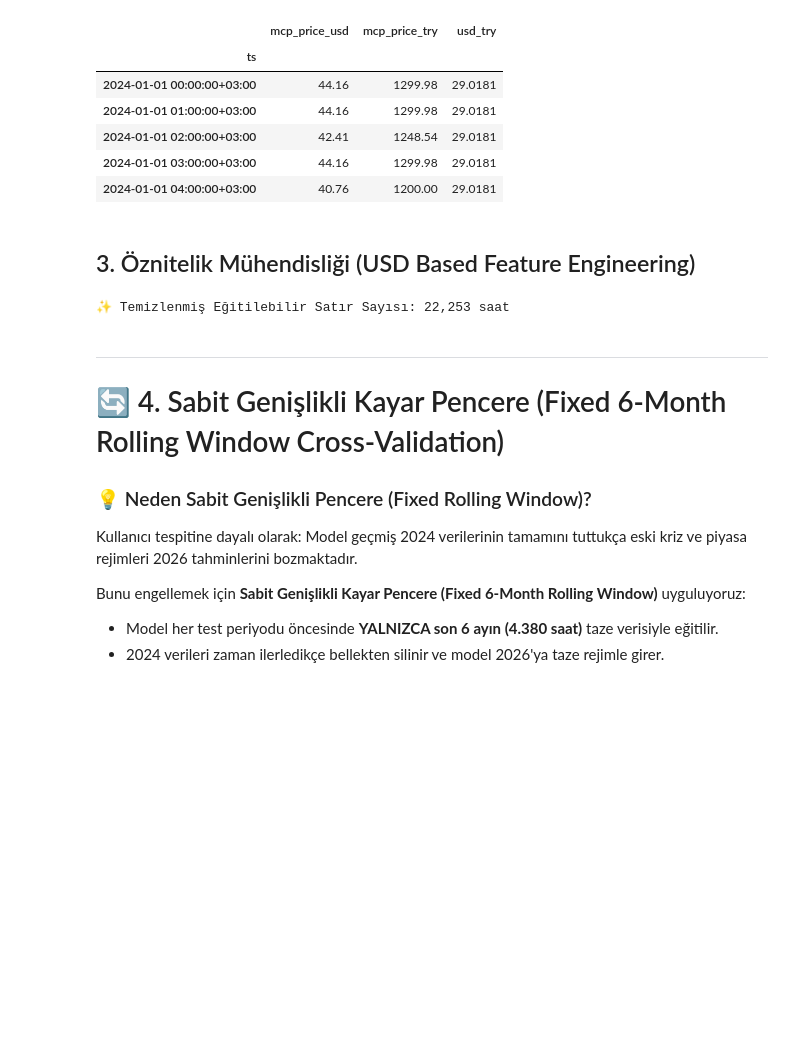
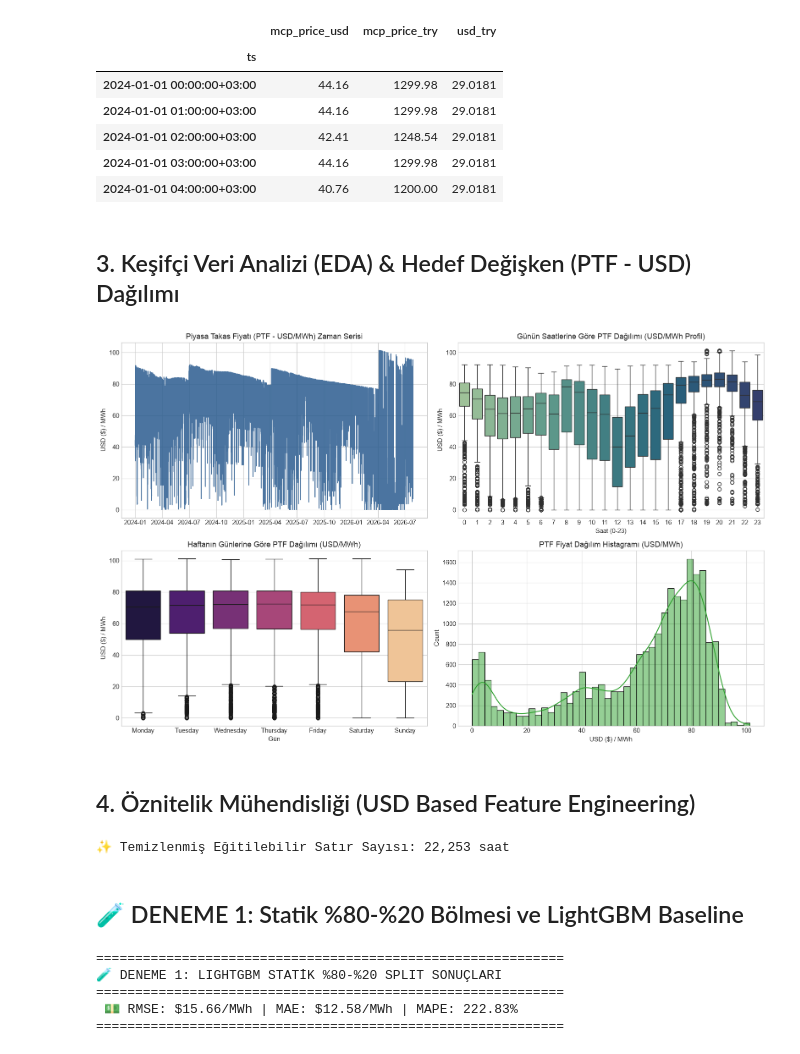
Before and after one commit to beratkrts/electricity_price_forecasting, a Jupyter notebook: eda/01_eda_and_feature_engineering.ipynb, the cells around one changed output. Cells and saved outputs as stored; diff of their text form; code cells hidden in the pictures; blank space fills up the shorter version.

Commit message:
feat: preserve ALL experimental steps and iterations (Deneme 1-4) in notebook

```diff
--- a/eda/01_eda_and_feature_engineering.ipynb
+++ b/eda/01_eda_and_feature_engineering.ipynb
@@ -95,8 +96,36 @@ df_raw[['mcp_price_usd', 'mcp_price_try', 'usd_try']].head()
 | 2024-01-01 02:00:00+03:00 | 42.41 | 1248.54 | 29.0181 |
 | 2024-01-01 03:00:00+03:00 | 44.16 | 1299.98 | 29.0181 |
 | 2024-01-01 04:00:00+03:00 | 40.76 | 1200.00 | 29.0181 |
+# %% [markdown]
+## 3. Keşifçi Veri Analizi (EDA) & Hedef Değişken (PTF - USD) Dağılımı
+# %%
+fig, axes = plt.subplots(2, 2, figsize=(16, 10))
+
+axes[0, 0].plot(df_raw.index, df_raw['mcp_price_usd'], color='#2b5c8f', alpha=0.85, linewidth=1.2)
+axes[0, 0].set_title('Piyasa Takas Fiyatı (PTF - USD/MWh) Zaman Serisi')
+axes[0, 0].set_ylabel('USD ($) / MWh')
+
+sns.boxplot(data=df_raw.assign(hour=df_raw.index.hour), x='hour', y='mcp_price_usd', ax=axes[0, 1], palette='crest')
+axes[0, 1].set_title('Günün Saatlerine Göre PTF Dağılımı (USD/MWh Profil)')
+axes[0, 1].set_xlabel('Saat (0-23)')
+axes[0, 1].set_ylabel('USD ($) / MWh')
+
+sns.boxplot(data=df_raw.assign(dayofweek=df_raw.index.day_name()), x='dayofweek', y='mcp_price_usd',
+            order=['Monday', 'Tuesday', 'Wednesday', 'Thursday', 'Friday', 'Saturday', 'Sunday'], ax=axes[1, 0], palette='magma')
+axes[1, 0].set_title('Haftanın Günlerine Göre PTF Dağılımı (USD/MWh)')
+axes[1, 0].set_xlabel('Gün')
+axes[1, 0].set_ylabel('USD ($) / MWh')
+
+sns.histplot(df_raw['mcp_price_usd'].dropna(), kde=True, ax=axes[1, 1], color='#2ca02c')
+axes[1, 1].set_title('PTF Fiyat Dağılım Histagramı (USD/MWh)')
+axes[1, 1].set_xlabel('USD ($) / MWh')
+
+plt.tight_layout()
+plt.show()
+# %% [output]
+[figure, added]
 # %% [markdown]
-## 3. Öznitelik Mühendisliği (USD Based Feature Engineering)
+## 4. Öznitelik Mühendisliği (USD Based Feature Engineering)
 # %%
 df_feat = df_raw.copy()
 
@@ -125,14 +154,41 @@ df_model = df_feat.dropna().copy()
 print(f"✨ Temizlenmiş Eğitilebilir Satır Sayısı: {len(df_model):,} saat")
 # %% [output]
 ✨ Temizlenmiş Eğitilebilir Satır Sayısı: 22,253 saat
-# %% [markdown]
----
-
-# 🔄 4. Sabit Genişlikli Kayar Pencere (Fixed 6-Month Rolling Window Cross-Validation)
-
-### 💡 Neden Sabit Genişlikli Pencere (Fixed Rolling Window)?
-Kullanıcı tespitine dayalı olarak: Model geçmiş 2024 verilerinin tamamını tuttukça eski kriz ve piyasa rejimleri 2026 tahminlerini bozmaktadır.
-
-Bunu engellemek için **Sabit Genişlikli Kayar Pencere (Fixed 6-Month Rolling Window)** uyguluyoruz:
-- Model her test periyodu öncesinde **YALNIZCA son 6 ayın (4.380 saat)** taze verisiyle eğitilir.
-- 2024 verileri zaman ilerledikçe bellekten silinir ve model 2026'ya taze rejimle girer.
+# %% [markdown]
+## 🧪 DENEME 1: Statik %80-%20 Bölmesi ve LightGBM Baseline
+# %%
+import lightgbm as lgb
+
+target_col = 'mcp_price_usd'
+feature_cols = [c for c in df_model.columns if c not in [target_col, 'mcp_price_try', 'smp_price_try']]
+
+def calculate_safe_mape(y_true, y_pred):
+    safe_denom = np.maximum(y_true, 1.0)
+    return np.mean(np.abs((y_true - y_pred) / safe_denom)) * 100
+
+split_idx = int(len(df_model) * 0.80)
+train_df = df_model.iloc[:split_idx]
+val_df = df_model.iloc[split_idx:]
+
+X_train, y_train = train_df[feature_cols], train_df[target_col]
+X_val, y_val = val_df[feature_cols], val_df[target_col]
+
+model_lgb_base = lgb.LGBMRegressor(n_estimators=500, learning_rate=0.03, num_leaves=31, random_state=42, verbose=-1)
+model_lgb_base.fit(X_train, y_train, eval_set=[(X_train, y_train), (X_val, y_val)], callbacks=[lgb.early_stopping(50, verbose=False)])
+
+val_preds = model_lgb_base.predict(X_val)
+rmse_lgb = np.sqrt(mean_squared_error(y_val, val_preds))
+mae_lgb = mean_absolute_error(y_val, val_preds)
+mape_lgb = calculate_safe_mape(y_val, val_preds)
+
+print("=" * 60)
+print("🧪 DENEME 1: LIGHTGBM STATİK %80-%20 SPLIT SONUÇLARI")
+print("=" * 60)
+print(f" 💵 RMSE: ${rmse_lgb:.2f}/MWh | MAE: ${mae_lgb:.2f}/MWh | MAPE: {mape_lgb:.2f}%")
+print("=" * 60)
+# %% [output]
+============================================================
+🧪 DENEME 1: LIGHTGBM STATİK %80-%20 SPLIT SONUÇLARI
+============================================================
+ 💵 RMSE: $15.66/MWh | MAE: $12.58/MWh | MAPE: 222.83%
+============================================================
```
Also changed, not shown: parts of 11 cells of this notebook.
